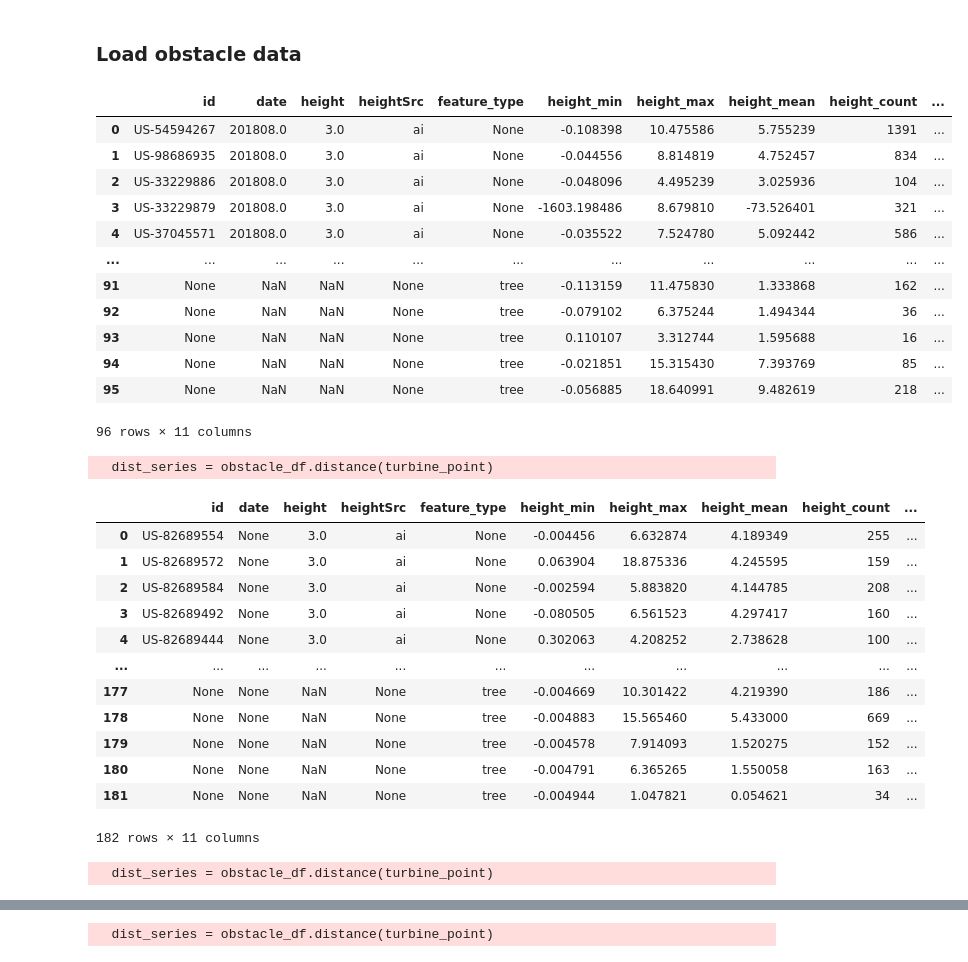
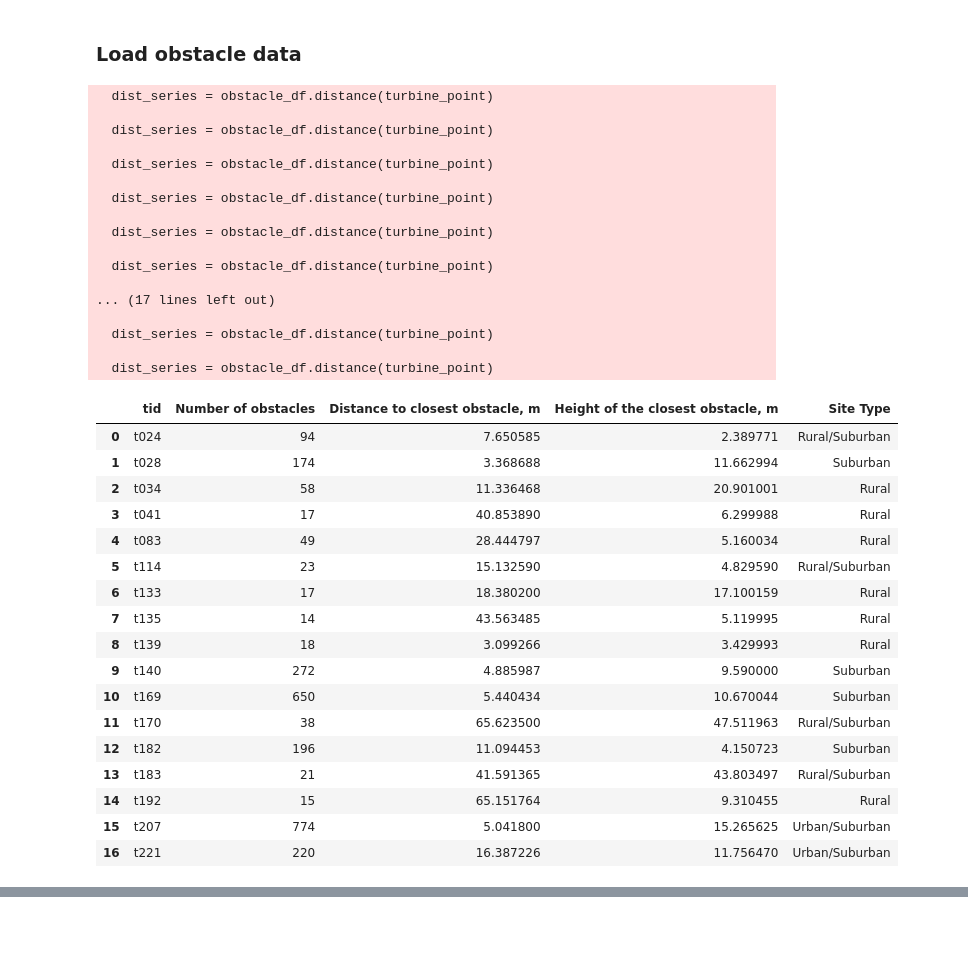
Before and after one commit to NREL/dw-tap, a Jupyter notebook: notebooks/validation/10 Obstacle Characterization.ipynb, the cells around one changed output, grey strips where cells are left out. Cells and saved outputs as stored; diff of their text form; code cells hidden in the pictures; blank space fills up the shorter version.

```diff
--- a/notebooks/validation/10 Obstacle Characterization.ipynb
+++ b/notebooks/validation/10 Obstacle Characterization.ipynb
@@ -47,7 +47,7 @@ wind_sources = ["wtk", "wtk_led_2019"] # One of: ["wtk", "wtk_led_2018", "wtk_le
 # %%
+sites_with_tall_blgs = []
+
 for tid in selected:
-    if tid == "t135":
-        continue
 
     index_row = index[index["APRS ID"] == tid].iloc[0]
     z_turbine = index_row["Hub Height (m)"]
@@ -64,11 +64,16 @@ for tid in selected:
                                        include_trees=True,
                                        turbine_height_for_checking=z_turbine)
 
+        if len(obstacle_df[obstacle_df["height"] >= z_turbine]):
+             sites_with_tall_blgs.append(tid)
+
         print("AFTER filtering (%s):" % obstacle_data_file)
         display(obstacle_df)
     else:
         print("Can't access: %s. Skipping" % obstacle_data_file)
     #break
+
+print("Sites with tall bldgs (at least as tall as the turbines):", sites_with_tall_blgs)
 # %% [output]
 Processing:  01 Bergey Turbine Data/3dbuildings_geojson/t024v2.json
 BEFORE filtering (01 Bergey Turbine Data/3dbuildings_geojson/t024v2.json):
@@ -132,11 +137,6 @@ AFTER filtering (01 Bergey Turbine Data/3dbuildings_geojson/t028v2.json):
 # %% [markdown]
 ### Load obstacle data
 # %%
-def filter_obstacles(obstacle_df):
-    selected = obstacle_df[obstacle_df["height_median"] > 1.0].copy().reset_index(drop=True)
-    selected["height"] = selected["height_median"]
-    return selected[["height", "geometry"]]
-
 obstacle_specs = pd.DataFrame(columns=["tid", \
                                        "Number of obstacles", \
                                        "Distance to closest obstacle, m", \
@@ -145,59 +145,66 @@ obstacle_specs = pd.DataFrame(columns=["tid", \
 for tid in selected:
     obstacle_data_dir = "01 Bergey Turbine Data/3dbuildings_geojson"
     obstacle_data_file = "%s/%sv2.json" % (obstacle_data_dir, tid)
     if os.path.exists(obstacle_data_file):
-        display(gpd.read_file(obstacle_data_file))
+        #display(gpd.read_file(obstacle_data_file))
 
         obstacle_df = filter_obstacles(gpd.read_file(obstacle_data_file))
 
 
         row = index[index["APRS ID"] == tid].iloc[0]
         lat = row["Latitude"]
         lon = row["Longitude"]
         turbine_point = Point(_LatLon_To_XY(lat, lon))
         stype = row["Site Type"]
 
         # This will overwrite lat/lon's with coords in meters (for distance calculation)
         for idx, row in obstacle_df.iterrows():
             obstacle_df.at[idx, "geometry"] = Polygon([Point(_LatLon_To_XY(p[1], p[0])) for p in row["geometry"].exterior.coords])
         #display(obstacle_df)
 
         dist_series = obstacle_df.distance(turbine_point)
         min_dist_idx = dist_series.idxmin()
         min_dist_m = dist_series[min_dist_idx]
         closest_obs_height_m = obstacle_df.at[min_dist_idx, "height"]
 
         obstacle_specs.loc[len(obstacle_specs)] = [tid, len(obstacle_df), min_dist_m, closest_obs_height_m, stype]
     else:
         print("Can't access: %s. Skipping" % obstacle_data_file)
     #break
 display(obstacle_specs)
 # %% [output]
+  dist_series = obstacle_df.distance(turbine_point)
+
+  dist_series = obstacle_df.distance(turbine_point)
+
+  dist_series = obstacle_df.distance(turbine_point)
+
+  dist_series = obstacle_df.distance(turbine_point)
+
+  dist_series = obstacle_df.distance(turbine_point)
+
+  dist_series = obstacle_df.distance(turbine_point)
+
+... (17 lines left out)
+
+  dist_series = obstacle_df.distance(turbine_point)
+
+  dist_series = obstacle_df.distance(turbine_point)
-|  | id | date | height | heightSrc | feature_type | height_min | height_max | height_mean | height_count | ... |
-| 0 | US-54594267 | 201808.0 | 3.0 | ai | None | -0.108398 | 10.475586 | 5.755239 | 1391 | ... |
-| 1 | US-98686935 | 201808.0 | 3.0 | ai | None | -0.044556 | 8.814819 | 4.752457 | 834 | ... |
-| 2 | US-33229886 | 201808.0 | 3.0 | ai | None | -0.048096 | 4.495239 | 3.025936 | 104 | ... |
-| 3 | US-33229879 | 201808.0 | 3.0 | ai | None | -1603.198486 | 8.679810 | -73.526401 | 321 | ... |
-| 4 | US-37045571 | 201808.0 | 3.0 | ai | None | -0.035522 | 7.524780 | 5.092442 | 586 | ... |
-| ... | ... | ... | ... | ... | ... | ... | ... | ... | ... | ... |
-| 91 | None | NaN | NaN | None | tree | -0.113159 | 11.475830 | 1.333868 | 162 | ... |
-| 92 | None | NaN | NaN | None | tree | -0.079102 | 6.375244 | 1.494344 | 36 | ... |
-| 93 | None | NaN | NaN | None | tree | 0.110107 | 3.312744 | 1.595688 | 16 | ... |
-| 94 | None | NaN | NaN | None | tree | -0.021851 | 15.315430 | 7.393769 | 85 | ... |
-| 95 | None | NaN | NaN | None | tree | -0.056885 | 18.640991 | 9.482619 | 218 | ... |
+|  | tid | Number of obstacles | Distance to closest obstacle, m | Height of the closest obstacle, m | Site Type |
+| 0 | t024 | 94 | 7.650585 | 2.389771 | Rural/Suburban |
+| 1 | t028 | 174 | 3.368688 | 11.662994 | Suburban |
+| 2 | t034 | 58 | 11.336468 | 20.901001 | Rural |
+| 3 | t041 | 17 | 40.853890 | 6.299988 | Rural |
+| 4 | t083 | 49 | 28.444797 | 5.160034 | Rural |
+| 5 | t114 | 23 | 15.132590 | 4.829590 | Rural/Suburban |
+| 6 | t133 | 17 | 18.380200 | 17.100159 | Rural |
+| 7 | t135 | 14 | 43.563485 | 5.119995 | Rural |
+| 8 | t139 | 18 | 3.099266 | 3.429993 | Rural |
+| 9 | t140 | 272 | 4.885987 | 9.590000 | Suburban |
+| 10 | t169 | 650 | 5.440434 | 10.670044 | Suburban |
+| 11 | t170 | 38 | 65.623500 | 47.511963 | Rural/Suburban |
+| 12 | t182 | 196 | 11.094453 | 4.150723 | Suburban |
+| 13 | t183 | 21 | 41.591365 | 43.803497 | Rural/Suburban |
+| 14 | t192 | 15 | 65.151764 | 9.310455 | Rural |
+| 15 | t207 | 774 | 5.041800 | 15.265625 | Urban/Suburban |
+| 16 | t221 | 220 | 16.387226 | 11.756470 | Urban/Suburban |
-96 rows × 11 columns
-  dist_series = obstacle_df.distance(turbine_point)
-|  | id | date | height | heightSrc | feature_type | height_min | height_max | height_mean | height_count | ... |
-| 0 | US-82689554 | None | 3.0 | ai | None | -0.004456 | 6.632874 | 4.189349 | 255 | ... |
-| 1 | US-82689572 | None | 3.0 | ai | None | 0.063904 | 18.875336 | 4.245595 | 159 | ... |
-| 2 | US-82689584 | None | 3.0 | ai | None | -0.002594 | 5.883820 | 4.144785 | 208 | ... |
-| 3 | US-82689492 | None | 3.0 | ai | None | -0.080505 | 6.561523 | 4.297417 | 160 | ... |
-| 4 | US-82689444 | None | 3.0 | ai | None | 0.302063 | 4.208252 | 2.738628 | 100 | ... |
-| ... | ... | ... | ... | ... | ... | ... | ... | ... | ... | ... |
-| 177 | None | None | NaN | None | tree | -0.004669 | 10.301422 | 4.219390 | 186 | ... |
-| 178 | None | None | NaN | None | tree | -0.004883 | 15.565460 | 5.433000 | 669 | ... |
-| 179 | None | None | NaN | None | tree | -0.004578 | 7.914093 | 1.520275 | 152 | ... |
-| 180 | None | None | NaN | None | tree | -0.004791 | 6.365265 | 1.550058 | 163 | ... |
-| 181 | None | None | NaN | None | tree | -0.004944 | 1.047821 | 0.054621 | 34 | ... |
-182 rows × 11 columns
-  dist_series = obstacle_df.distance(turbine_point)
@@ -221 +210,0 @@ display(obstacle_specs)
-  dist_series = obstacle_df.distance(turbine_point)
```
Also changed, not shown: parts of 7 cells of this notebook, 1 other file.
